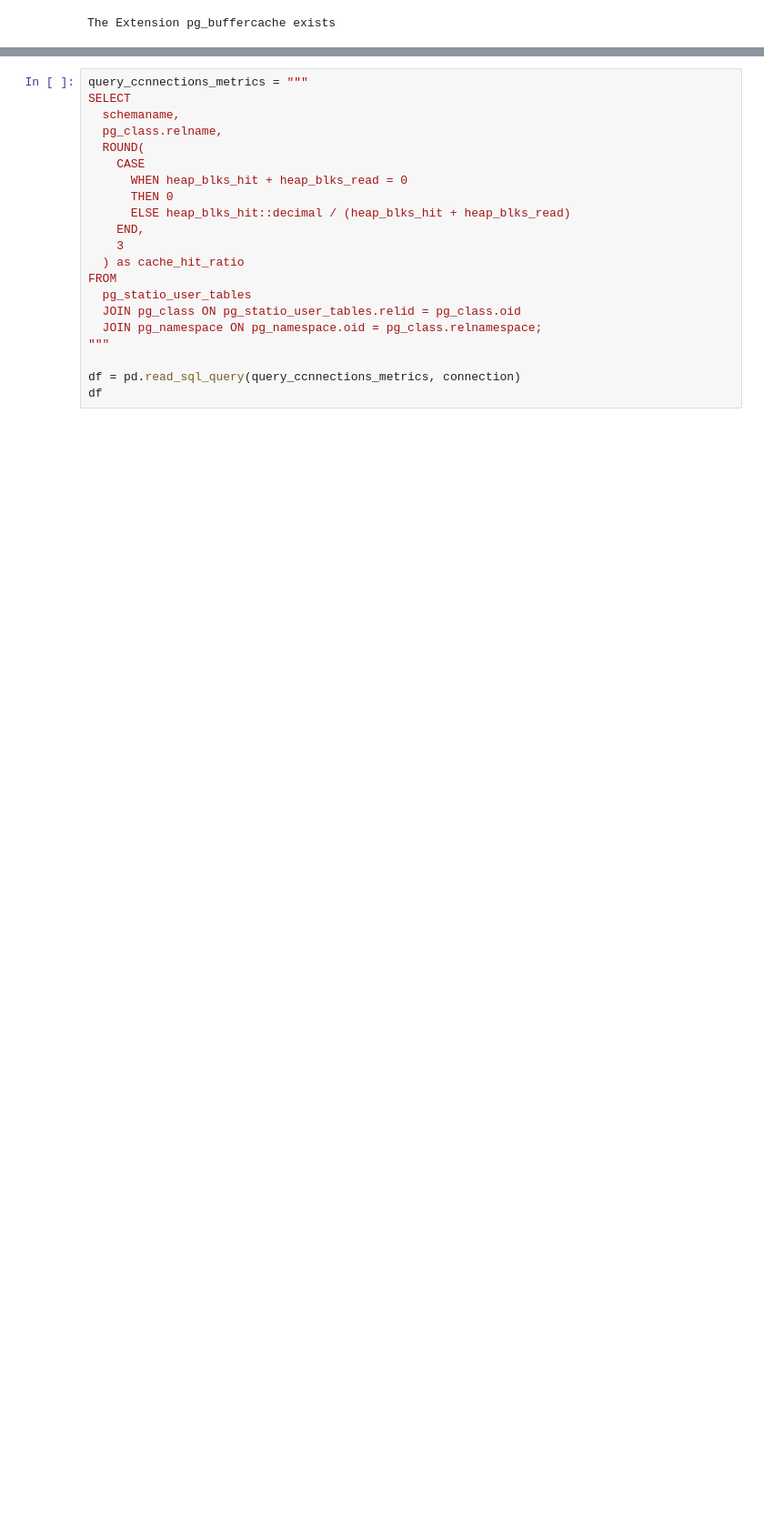
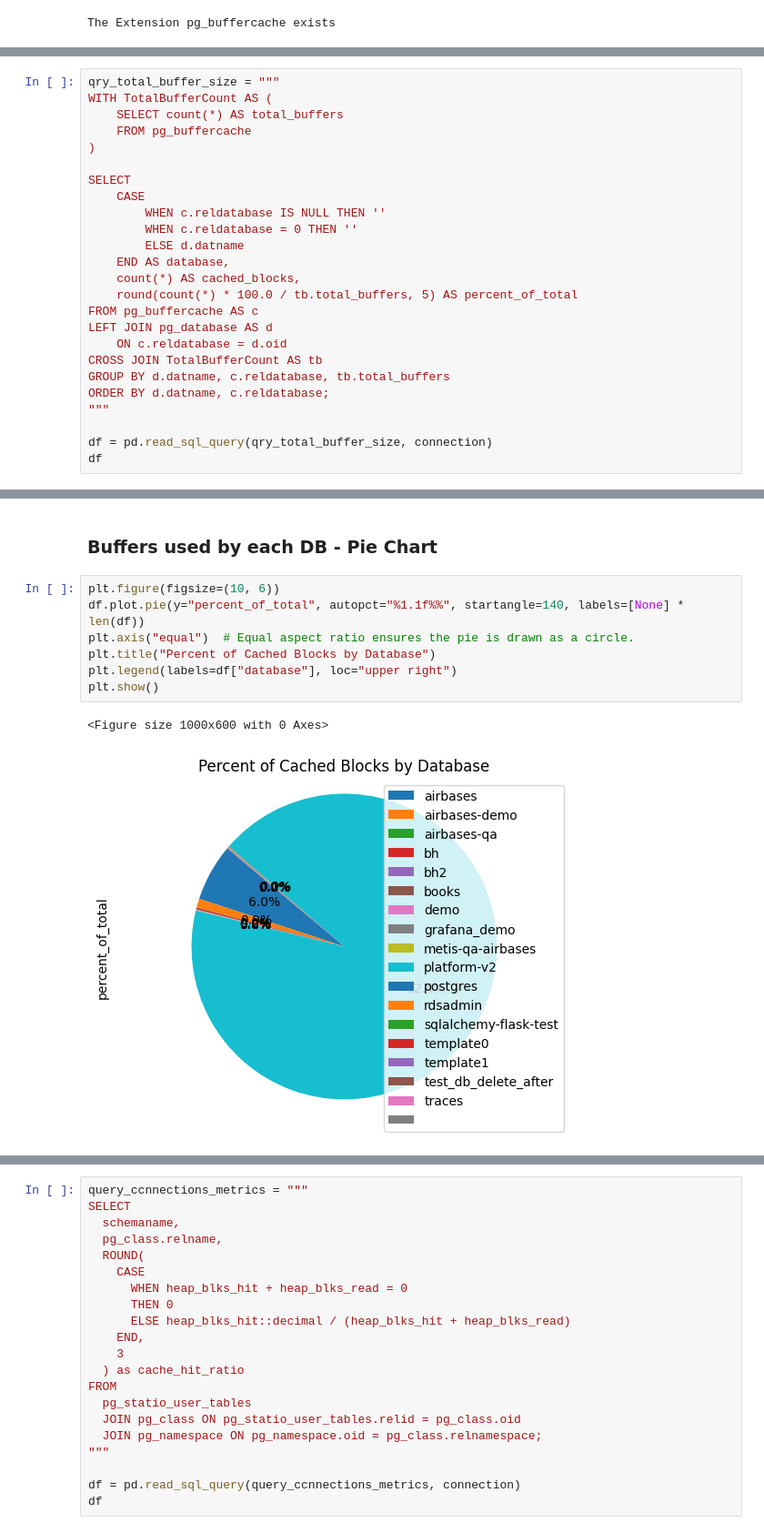
Before and after one commit to itaybraun1/db-observability-toolkit, a Jupyter notebook: Notebooks/pg_server_cahce.ipynb, the cells around one changed output, grey strips where cells are left out. Shown at 91% size. Cells and saved outputs as stored; diff of their text form; blank space fills up the shorter version.

```diff
--- a/Notebooks/pg_server_cahce.ipynb
+++ b/Notebooks/pg_server_cahce.ipynb
@@ -57,0 +86,25 @@ The Extension pg_buffercache exists
+# %%
+qry_total_buffer_size = """
+WITH TotalBufferCount AS (
+    SELECT count(*) AS total_buffers
+    FROM pg_buffercache
+)
+
+SELECT
+    CASE
+        WHEN c.reldatabase IS NULL THEN ''
+        WHEN c.reldatabase = 0 THEN ''
+        ELSE d.datname
+    END AS database,
+    count(*) AS cached_blocks,
+    round(count(*) * 100.0 / tb.total_buffers, 5) AS percent_of_total
+FROM pg_buffercache AS c
+LEFT JOIN pg_database AS d
+    ON c.reldatabase = d.oid
+CROSS JOIN TotalBufferCount AS tb
+GROUP BY d.datname, c.reldatabase, tb.total_buffers
+ORDER BY d.datname, c.reldatabase;
+"""
+
+df = pd.read_sql_query(qry_total_buffer_size, connection)
+df
@@ -58 +129,13 @@ The Extension pg_buffercache exists
+# %% [markdown]
+### Buffers used by each DB - Pie Chart
+# %%
+plt.figure(figsize=(10, 6))
+df.plot.pie(y="percent_of_total", autopct="%1.1f%%", startangle=140, labels=[None] * len(df))
+plt.axis("equal")  # Equal aspect ratio ensures the pie is drawn as a circle.
+plt.title("Percent of Cached Blocks by Database")
+plt.legend(labels=df["database"], loc="upper right")
+plt.show()
+# %% [output]
+<Figure size 1000x600 with 0 Axes>
+[figure, added]
 # %% [markdown]
```
Also changed, not shown: parts of 8 cells of this notebook.
